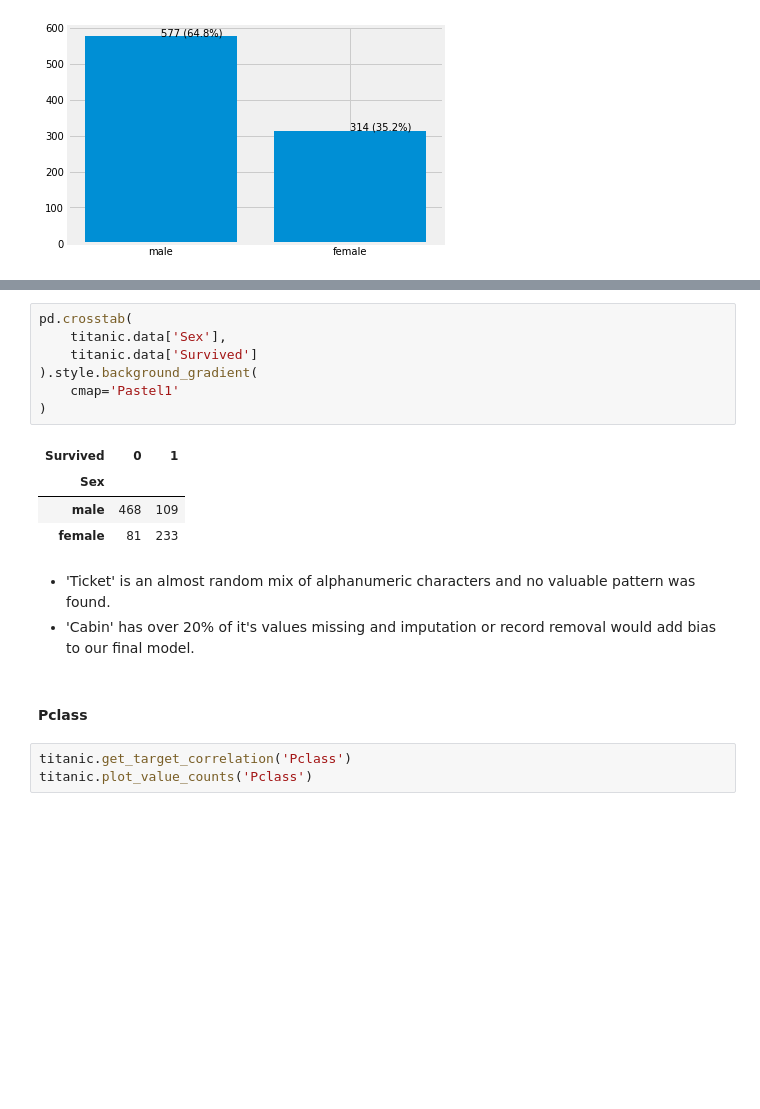
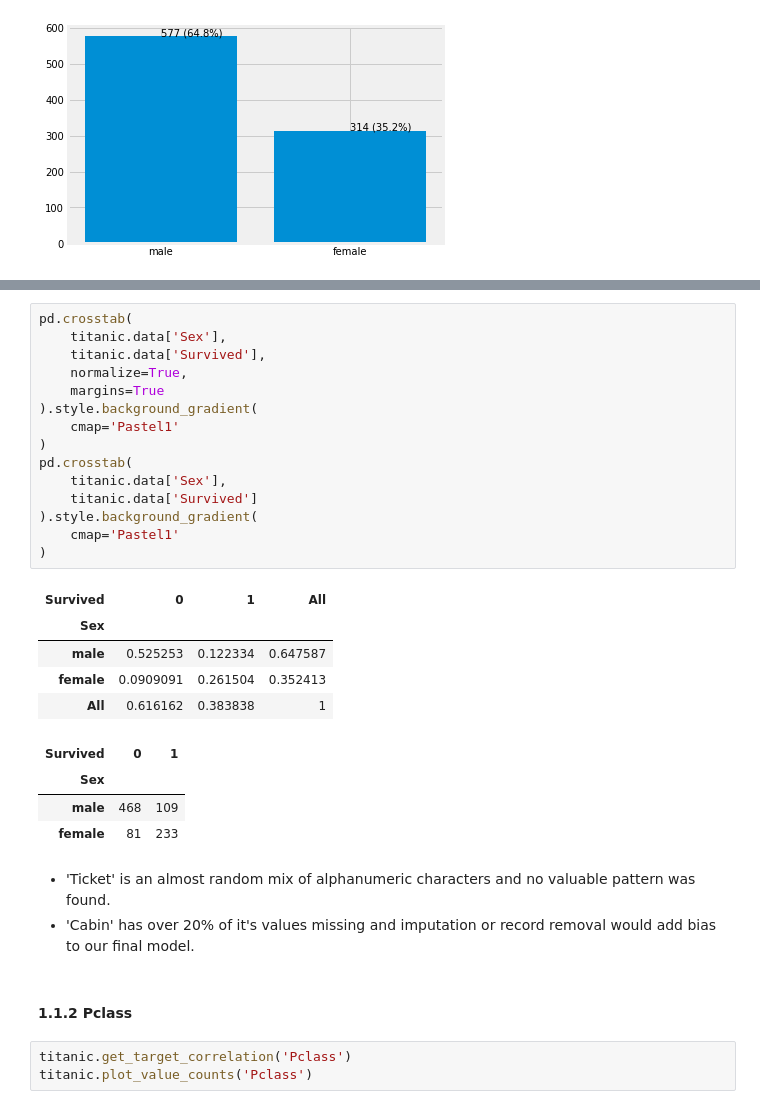
Before and after one commit to chadbartel/Data-Science-Projects, a Jupyter notebook: Titanic/Code/Model/Experiments/Experiment09/eda_titanic_09.ipynb, the cells around one changed output, grey strips where cells are left out. Cells and saved outputs as stored; diff of their text form; blank space fills up the shorter version.

```diff
--- a/Titanic/Code/Model/Experiments/Experiment09/eda_titanic_09.ipynb
+++ b/Titanic/Code/Model/Experiments/Experiment09/eda_titanic_09.ipynb
@@ -119,21 +130,34 @@ sns.countplot('Sex', hue='Survived', data=titanic.data)
 [figure]
 # %%
+pd.crosstab(
+    titanic.data['Sex'],
+    titanic.data['Survived'],
+    normalize=True,
+    margins=True
+).style.background_gradient(
+    cmap='Pastel1'
+)
 pd.crosstab(
     titanic.data['Sex'],
     titanic.data['Survived']
 ).style.background_gradient(
     cmap='Pastel1'
 )
 # %% [output]
-| Survived | 0 | 1 |
-| Sex |  |  |
-| male | 468 | 109 |
-| female | 81 | 233 |
+| Survived | 0 | 1 | All |
+| Sex |  |  |  |
+| male | 0.525253 | 0.122334 | 0.647587 |
+| female | 0.0909091 | 0.261504 | 0.352413 |
+| All | 0.616162 | 0.383838 | 1 |
+| Survived | 0 | 1 |
+| Sex |  |  |
+| male | 468 | 109 |
+| female | 81 | 233 |
 # %% [markdown]
  * 'Ticket' is an almost random mix of alphanumeric characters and no valuable pattern was found.
  * 'Cabin' has over 20% of it's values missing and imputation or record removal would add bias to our final model.
 # %% [markdown]
-#### Pclass
+#### 1.1.2 Pclass
 # %%
 titanic.get_target_correlation('Pclass')
 titanic.plot_value_counts('Pclass')
```
Also changed, not shown: parts of 15 cells of this notebook.
